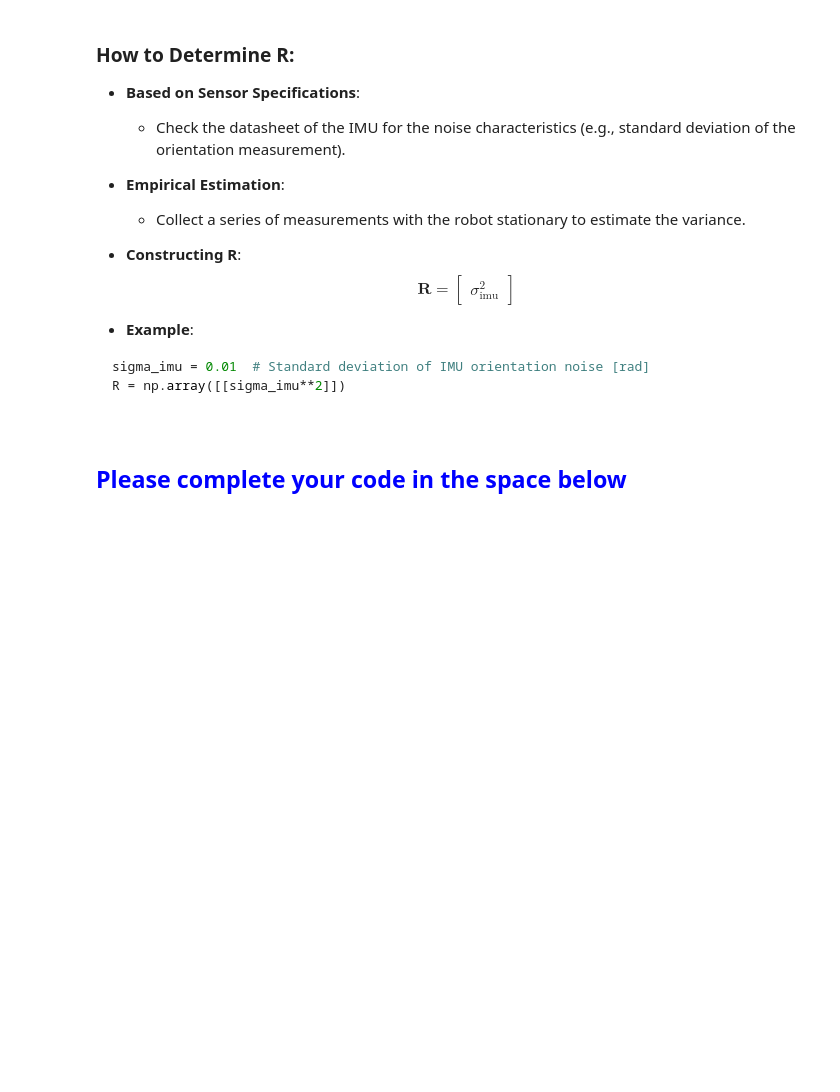
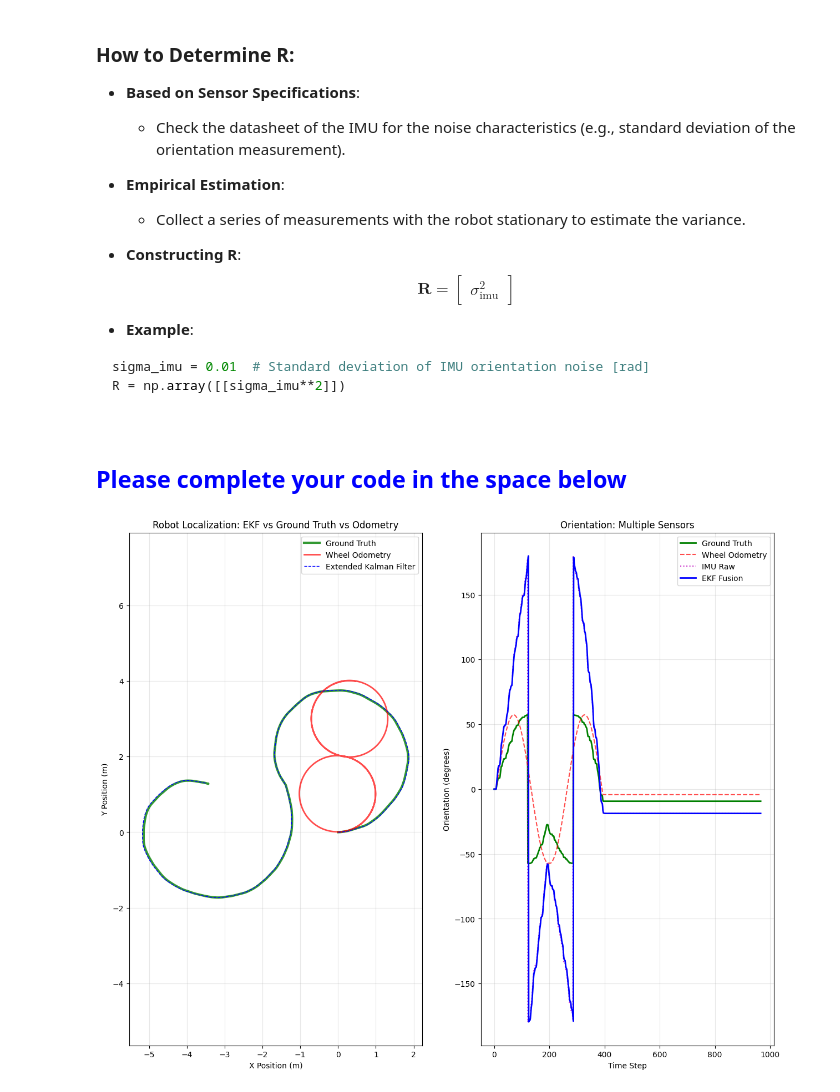
Before and after one commit to maritzabmm/Lab4, a Jupyter notebook: Lab4_Kalman_filter_group21.ipynb, the cells around one changed output. Drawn from its saved outputs; the diff is of its cells as text; code cells hidden in the pictures; blank space fills up the shorter version.

Commit message:
feat: task 4 the orientation comparison in last cell is not necessary, remove it if desired

```diff
--- a/Lab4_Kalman_filter_group21.ipynb
+++ b/Lab4_Kalman_filter_group21.ipynb
@@ -1767,0 +1962,31 @@ R = np.array([[sigma_imu**2]])
+# %%
+# Plotting
+
+plt.figure(figsize=(15, 12))
+
+# Position comparison
+plt.subplot(1, 2, 1)
+plt.plot(x_gt, y_gt, 'g-', linewidth=3, label='Ground Truth', alpha=0.8)
+plt.plot(x_odom, y_odom, 'r-', linewidth=2, label='Wheel Odometry', alpha=0.7)
+plt.plot(ekf_x, ekf_y, 'b--', linewidth=1, label='Extended Kalman Filter')
+
+plt.xlabel('X Position (m)')
+plt.ylabel('Y Position (m)')
+plt.title('Robot Localization: EKF vs Ground Truth vs Odometry')
+plt.legend()
+plt.grid(True, alpha=0.3)
+plt.axis('equal')
+
+# Orientation comparison
+plt.subplot(1, 2, 2)
+plt.plot(time_steps, np.degrees(theta_gt), 'g-', label='Ground Truth', linewidth=2)
+plt.plot(time_steps, np.degrees(theta_odom), 'r--', label='Wheel Odometry', alpha=0.7)
+plt.plot(time_steps, np.degrees(imu_orientations), 'm:', label='IMU Raw', alpha=0.8)
+plt.plot(time_steps, np.degrees(ekf_theta), 'b-', label='EKF Fusion', linewidth=2)
+plt.xlabel('Time Step')
+plt.ylabel('Orientation (degrees)')
+plt.title('Orientation: Multiple Sensors')
+plt.legend()
+plt.grid(True, alpha=0.3)
+# %% [output]
+[figure, added]
```
Also changed, not shown: parts of 4 cells of this notebook.
